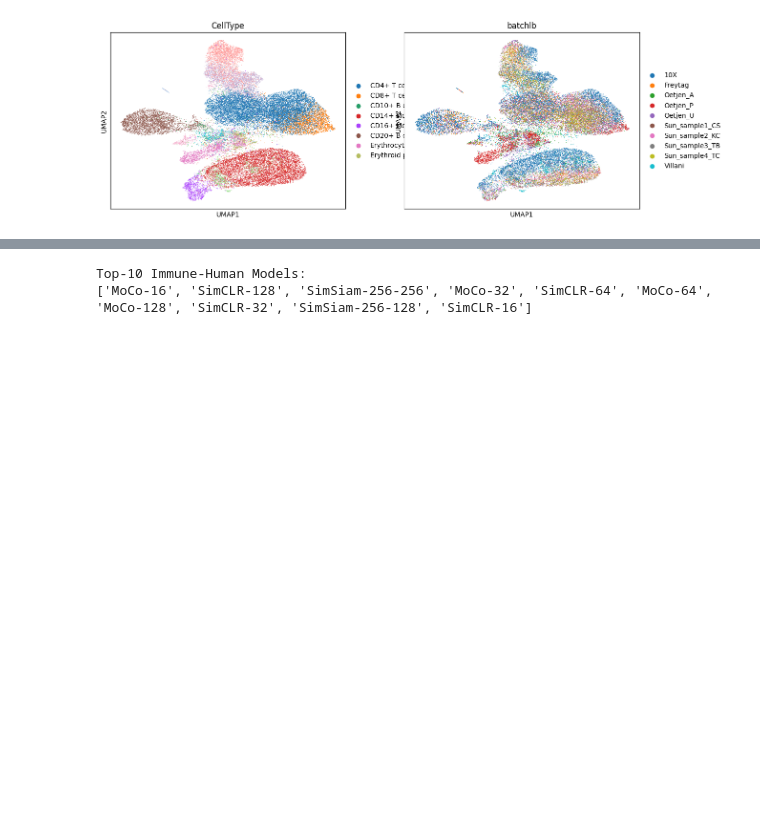
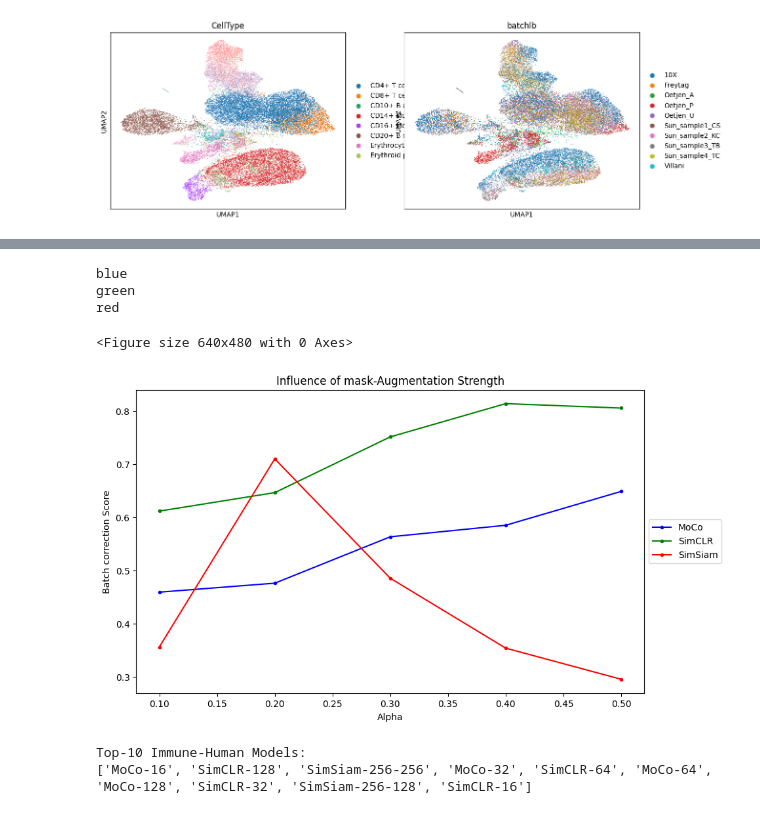
Before and after one commit to OlgaOvcharenko/scAugmentBench, a Jupyter notebook: debug.ipynb, the cells around one changed output, grey strips where cells are left out. Cells and saved outputs as stored; diff of their text form; code cells hidden in the pictures; blank space fills up the shorter version.

```diff
--- a/debug.ipynb
+++ b/debug.ipynb
@@ -213,3 +319,34 @@ Model: VICReg, h1-h2: 64
+# %%
+import matplotlib.pyplot as plt
+import numpy as np
+
+colors = {"MoCo": 'blue', "SimCLR": 'green', "SimSiam": 'red'}
+
+def plot_alpha_to_total(df, aug, metric):
+    mname, _, alphas = transform_index_aug_ablation(df.sort_index())
+    alphas = [float(a) for a in alphas]
+    totals = np.array(df.sort_index()[metric])
+
+    plt.clf()
+    plt.figure(figsize=(10, 6))
+    for i in range(len(np.unique(np.array(mname)))):
+        model = mname[len(mname)//3*i]
+        print(colors[model])
+        plt.plot(alphas[len(mname)//3*i:len(mname)//3*(i+1)], totals[len(mname)//3*i:len(mname)//3*(i+1)], color=colors[model], marker='.', label=model)
+
+    plt.xlabel('Alpha')
+    plt.ylabel(f'{metric} Score')
+    plt.legend(loc='center left', bbox_to_anchor=(1, 0.5))
+    plt.title(f'Influence of {aug}-Augmentation Strength')
+    plt.savefig(f"/local/home/tomap/output/.png")
+
+plot_alpha_to_total(scaled_mask_immune, "mask", "Batch correction")
+# %% [output]
+blue
+green
+red
+<Figure size 640x480 with 0 Axes>
+[figure, added]
 # %%
 import pandas as pd
 # Function to join the csvs:
```
Also changed, not shown: parts of 5 cells of this notebook, 6 other files.
